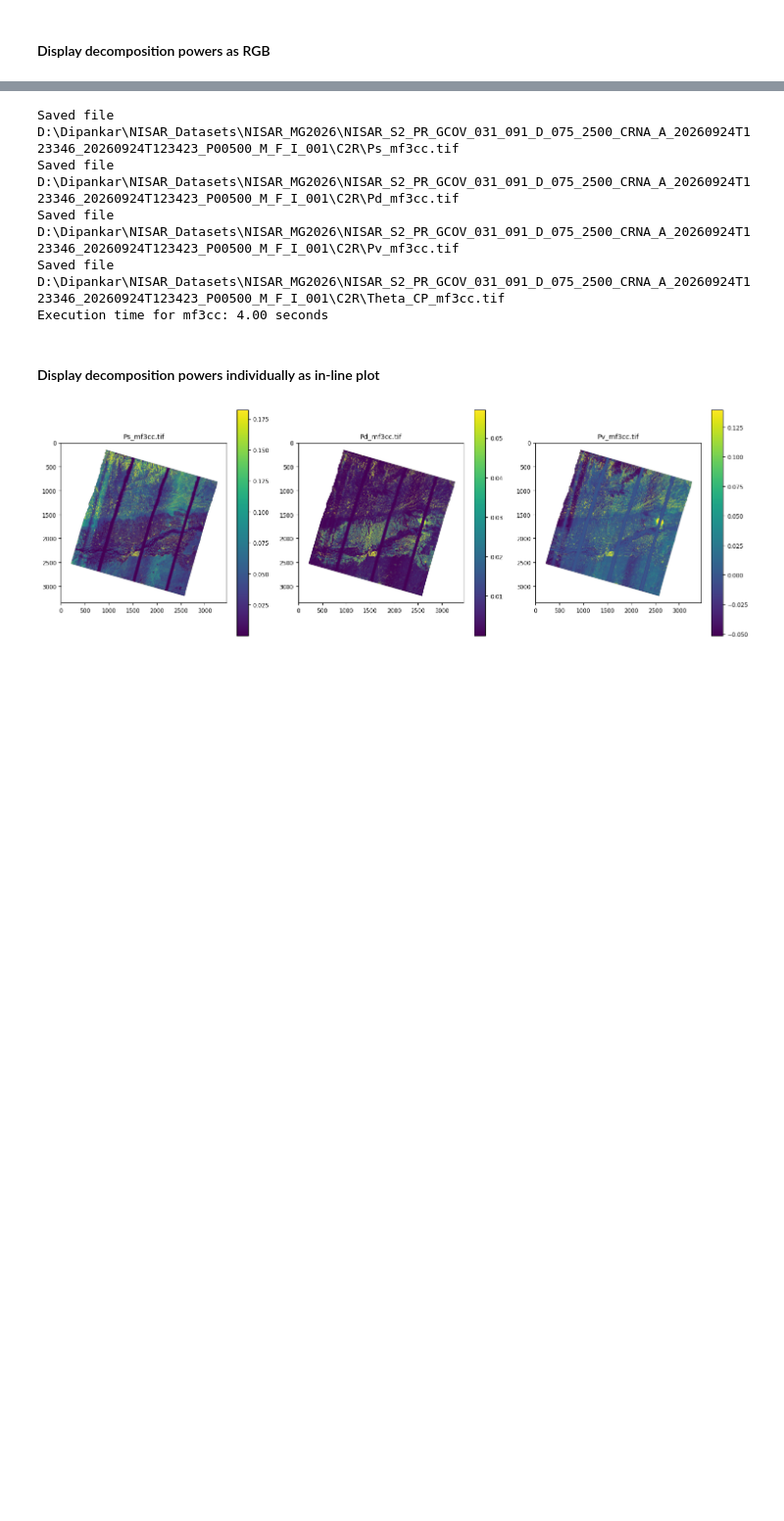
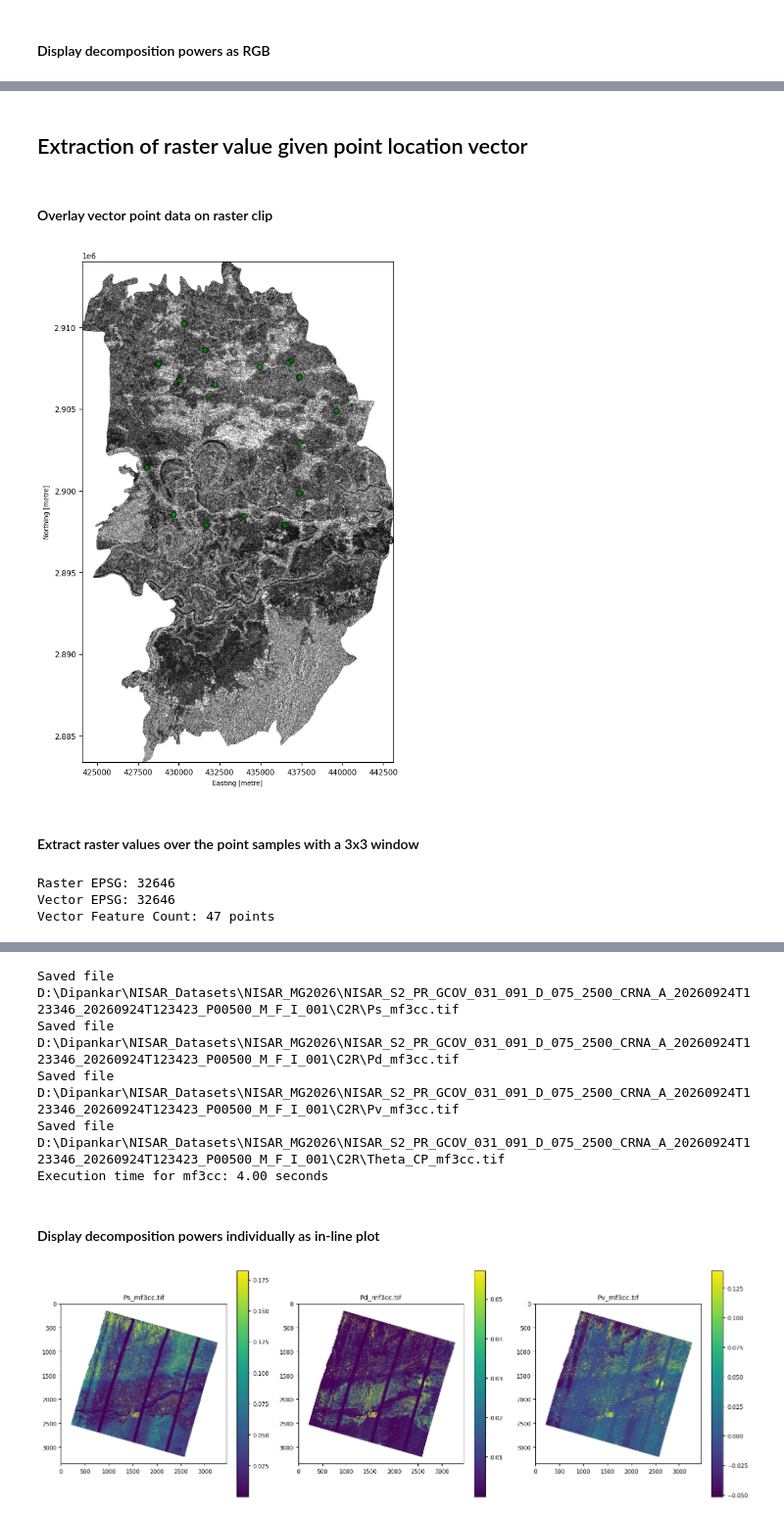
Before and after one commit to polsartools/polsartools-tutorials, a Jupyter notebook: jupyter-notebooks/NISAR_GCOV_Compact_pol.ipynb, the cells around one changed output, grey strips where cells are left out. Shown at 98% size. Saved outputs shown, nothing was run; the diff lists cells and outputs as text; code cells hidden in the pictures; blank space fills up the shorter version.

Commit message:
Update raster sampling and vector overlay, product description

```diff
--- a/jupyter-notebooks/NISAR_GCOV_Compact_pol.ipynb
+++ b/jupyter-notebooks/NISAR_GCOV_Compact_pol.ipynb
@@ -143,0 +189,49 @@ Execution time for rgb: 3.00 seconds
+# %% [markdown]
+## Extraction of raster value given point location vector
+# %% [markdown]
+#### Overlay vector point data on raster clip
+# %%
+gdf = gpd.read_file(r'D:\Dipankar\NISAR_Datasets\NISAR_MG2026\AOI\mgfieldpointsfinal.shp')
+ds = gdal.Open(r'D:\Dipankar\NISAR_Datasets\NISAR_MG2026\NISAR_S2_PR_GCOV_031_091_D_075_2500_CRNA_A_20260924T123346_20260924T123423_P00500_M_F_I_001\clip\Ps_m_chi.tif')
+
+
+# Get the NoData value from GDAL
+band = ds.GetRasterBand(1)
+nodata = band.GetNoDataValue()
+data = band.ReadAsArray()
+
+# Mask out the NoData values using a numpy masked array
+if nodata is not None:
+    data = np.ma.masked_equal(data, nodata)
+
+
+# Extract spatial bounding box (Extent) of raster
+gt = ds.GetGeoTransform()
+xmin = gt[0]
+xmax = gt[0] + (ds.RasterXSize * gt[1])
+ymin = gt[3] + (ds.RasterYSize * gt[5])
+ymax = gt[3]
+raster_extent = [xmin, xmax, ymin, ymax]
+
+
+# Plot seamlessly with Matplotlib
+fig, ax = plt.subplots(figsize=(10, 10))
+ax.imshow(data, extent=raster_extent, cmap="gray", vmin=0, vmax=0.5)
+gdf.plot(ax=ax, color='green', edgecolor='black', alpha=0.4)
+plt.show()
+# %% [output]
+[figure, added]
+# %% [markdown]
+#### Extract raster values over the point samples with a 3x3 window
+# %%
+# sample_rasters(raster_files="raster1.tif",
+#                 vector_file="test_points.geojson",
+#                 output_file="single_raster_sampled.geojson",
+#                 window=1)
+pst.sample_rasters(raster_files=r'D:\Dipankar\NISAR_Datasets\NISAR_MG2026\NISAR_S2_PR_GCOV_031_091_D_075_2500_CRNA_A_20260924T123346_20260924T123423_P00500_M_F_I_001\clip\Ps_m_chi.tif',
+                   vector_file=r'D:\Dipankar\NISAR_Datasets\NISAR_MG2026\AOI\mgfieldpointsfinal.shp',
+                   output_file=r'D:\Dipankar\NISAR_Datasets\NISAR_MG2026\NISAR_S2_PR_GCOV_031_091_D_075_2500_CRNA_A_20260924T123346_20260924T123423_P00500_M_F_I_001\clip\sample.shp',  window=3)
+# %% [output]
+Raster EPSG: 32646
+Vector EPSG: 32646
+Vector Feature Count: 47 points
```
Also changed, not shown: parts of 14 cells of this notebook.
